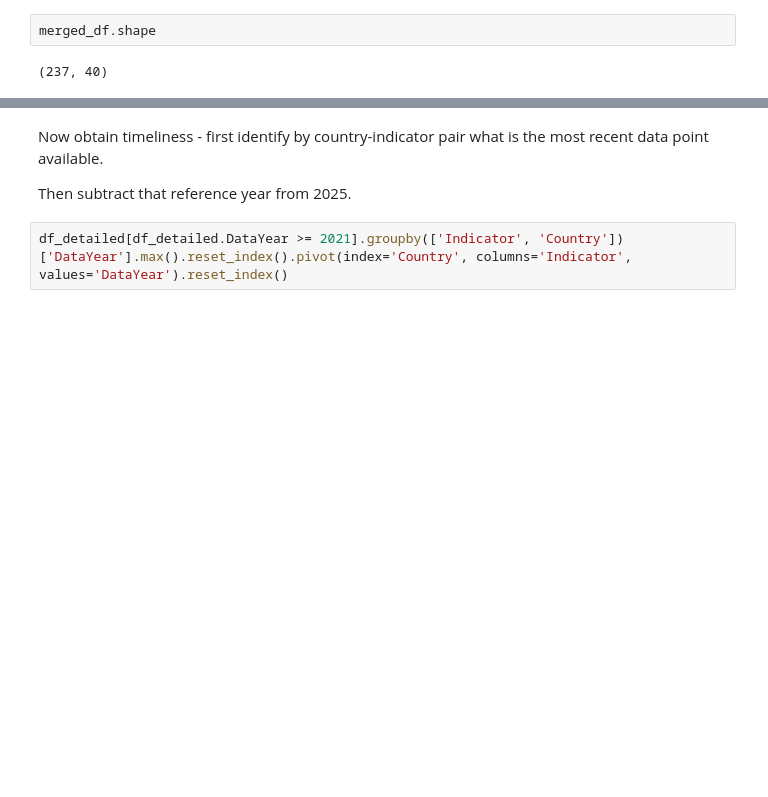
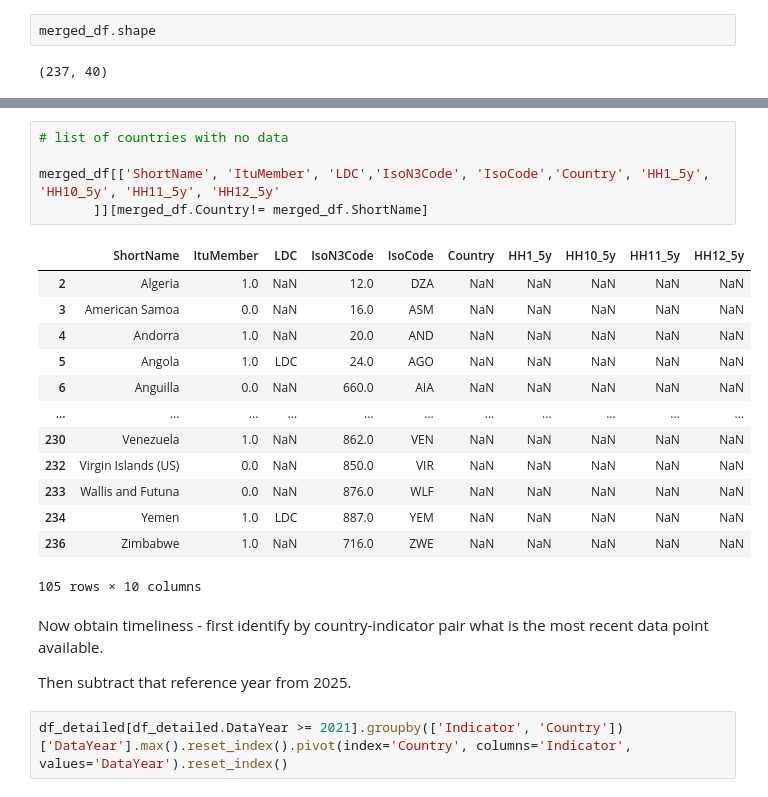
Before and after one commit to dianakorka/statistical_capacity, a Jupyter notebook: HH_capacity_index_rev_2026.ipynb, the cells around one changed output, grey strips where cells are left out. Cells and saved outputs as stored; diff of their text form; blank space fills up the shorter version.

```diff
--- a/HH_capacity_index_rev_2026.ipynb
+++ b/HH_capacity_index_rev_2026.ipynb
@@ -183,3 +214,22 @@ merged_df.head()
+# %%
+# list of countries with no data
+
+merged_df[['ShortName', 'ItuMember', 'LDC','IsoN3Code', 'IsoCode','Country', 'HH1_5y', 'HH10_5y', 'HH11_5y', 'HH12_5y'
+       ]][merged_df.Country!= merged_df.ShortName]
+# %% [output]
+|  | ShortName | ItuMember | LDC | IsoN3Code | IsoCode | Country | HH1_5y | HH10_5y | HH11_5y | HH12_5y |
+| 2 | Algeria | 1.0 | NaN | 12.0 | DZA | NaN | NaN | NaN | NaN | NaN |
+| 3 | American Samoa | 0.0 | NaN | 16.0 | ASM | NaN | NaN | NaN | NaN | NaN |
+| 4 | Andorra | 1.0 | NaN | 20.0 | AND | NaN | NaN | NaN | NaN | NaN |
+| 5 | Angola | 1.0 | LDC | 24.0 | AGO | NaN | NaN | NaN | NaN | NaN |
+| 6 | Anguilla | 0.0 | NaN | 660.0 | AIA | NaN | NaN | NaN | NaN | NaN |
+| ... | ... | ... | ... | ... | ... | ... | ... | ... | ... | ... |
+| 230 | Venezuela | 1.0 | NaN | 862.0 | VEN | NaN | NaN | NaN | NaN | NaN |
+| 232 | Virgin Islands (US) | 0.0 | NaN | 850.0 | VIR | NaN | NaN | NaN | NaN | NaN |
+| 233 | Wallis and Futuna | 0.0 | NaN | 876.0 | WLF | NaN | NaN | NaN | NaN | NaN |
+| 234 | Yemen | 1.0 | LDC | 887.0 | YEM | NaN | NaN | NaN | NaN | NaN |
+| 236 | Zimbabwe | 1.0 | NaN | 716.0 | ZWE | NaN | NaN | NaN | NaN | NaN |
+105 rows × 10 columns
 # %% [markdown]
 Now obtain timeliness - first identify by country-indicator pair what is the most recent data point available.
 
```
Also changed, not shown: parts of 9 cells of this notebook.
